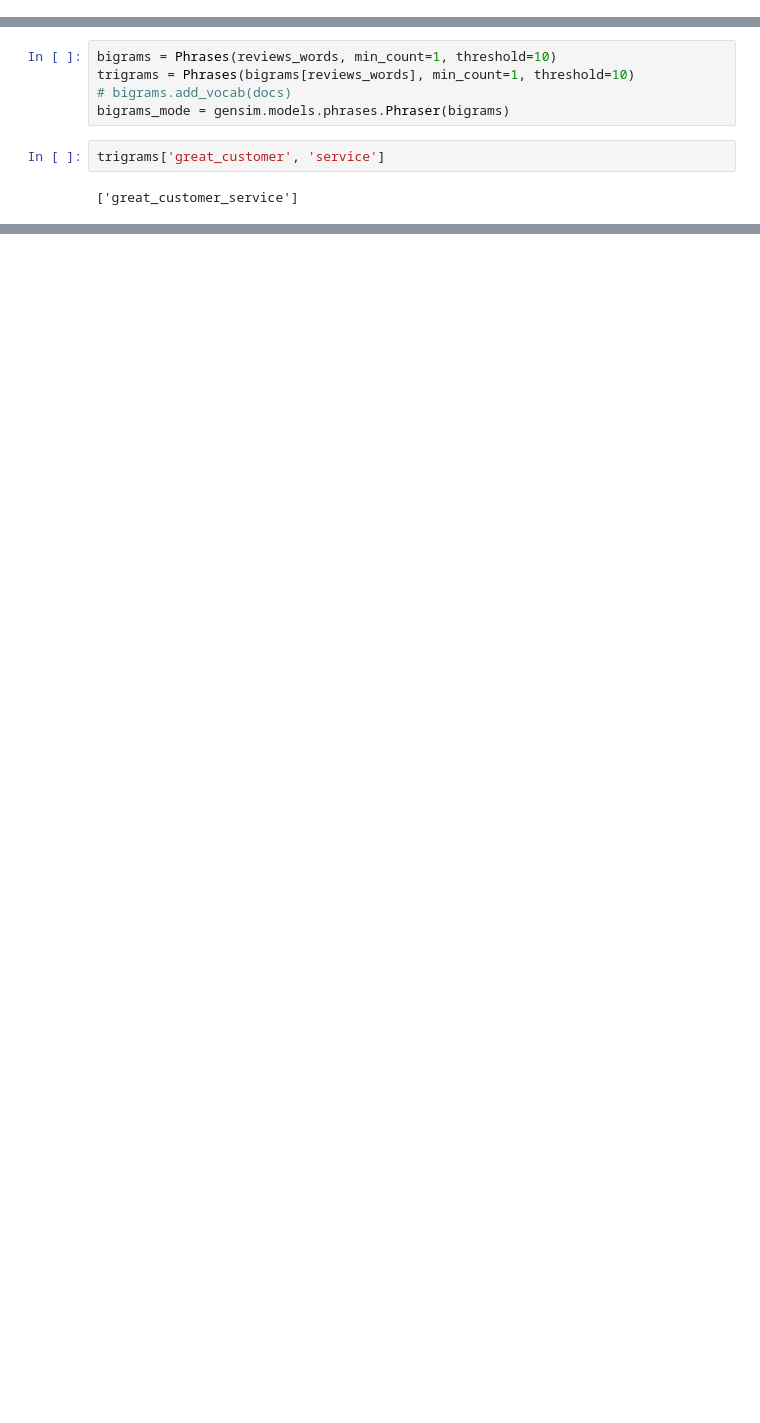
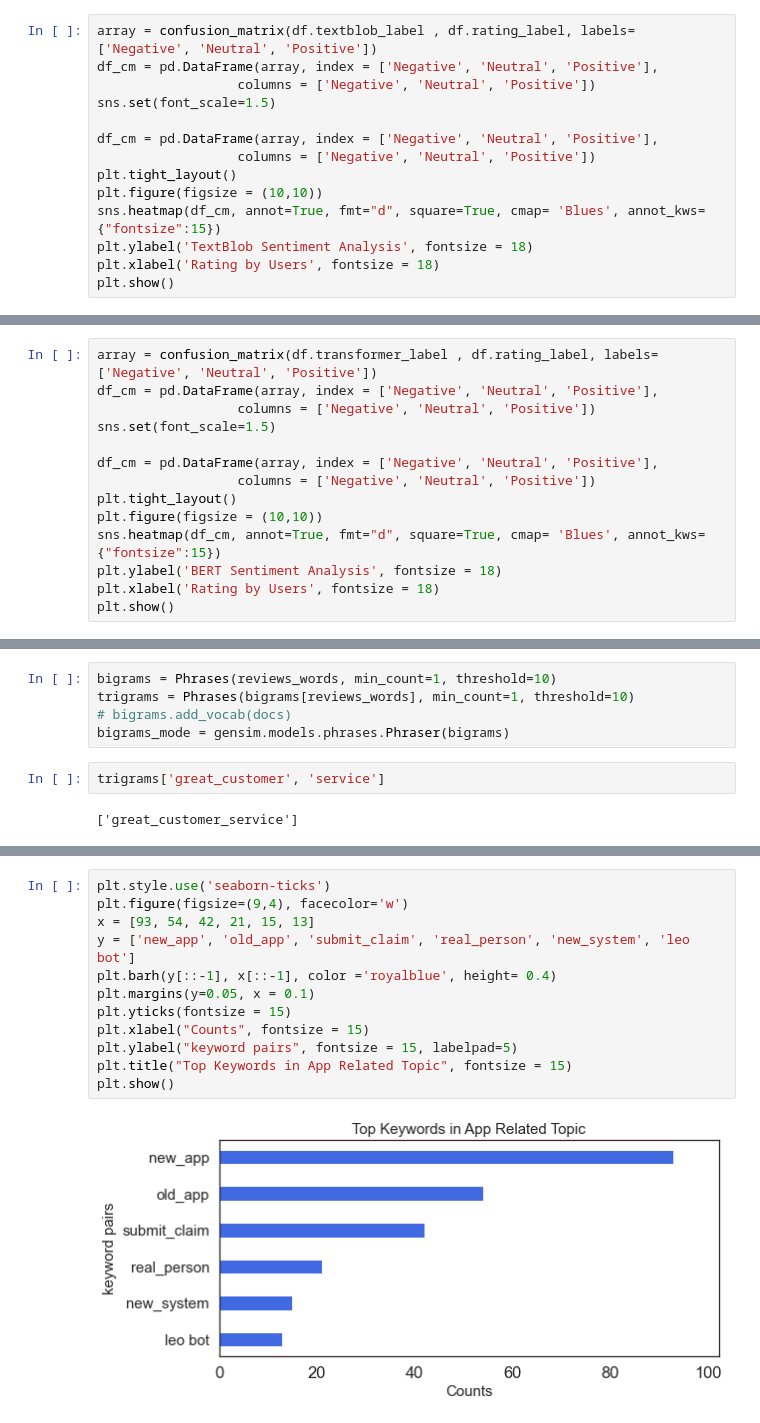
Before and after one commit to lzy3691101/Customer_survey, a Jupyter notebook: Hotjar.ipynb, the cells around one changed output, grey strips where cells are left out. Drawn from its saved outputs; the diff is of its cells as text; blank space fills up the shorter version.

```diff
--- a/Hotjar.ipynb
+++ b/Hotjar.ipynb
@@ -99,0 +358,14 @@ class trans_bert_score(object):
+# %%
+array = confusion_matrix(df.textblob_label , df.rating_label, labels=['Negative', 'Neutral', 'Positive'])
+df_cm = pd.DataFrame(array, index = ['Negative', 'Neutral', 'Positive'],
+                  columns = ['Negative', 'Neutral', 'Positive'])
+sns.set(font_scale=1.5)
+
+df_cm = pd.DataFrame(array, index = ['Negative', 'Neutral', 'Positive'],
+                  columns = ['Negative', 'Neutral', 'Positive'])
+plt.tight_layout()
+plt.figure(figsize = (10,10))
+sns.heatmap(df_cm, annot=True, fmt="d", square=True, cmap= 'Blues', annot_kws={"fontsize":15})
+plt.ylabel('TextBlob Sentiment Analysis', fontsize = 18)
+plt.xlabel('Rating by Users', fontsize = 18)
+plt.show()
@@ -99,0 +375,14 @@ class trans_bert_score(object):
+# %%
+array = confusion_matrix(df.transformer_label , df.rating_label, labels=['Negative', 'Neutral', 'Positive'])
+df_cm = pd.DataFrame(array, index = ['Negative', 'Neutral', 'Positive'],
+                  columns = ['Negative', 'Neutral', 'Positive'])
+sns.set(font_scale=1.5)
+
+df_cm = pd.DataFrame(array, index = ['Negative', 'Neutral', 'Positive'],
+                  columns = ['Negative', 'Neutral', 'Positive'])
+plt.tight_layout()
+plt.figure(figsize = (10,10))
+sns.heatmap(df_cm, annot=True, fmt="d", square=True, cmap= 'Blues', annot_kws={"fontsize":15})
+plt.ylabel('BERT Sentiment Analysis', fontsize = 18)
+plt.xlabel('Rating by Users', fontsize = 18)
+plt.show()
@@ -262,0 +741,14 @@ freq_list.most_common(20)
+# %%
+plt.style.use('seaborn-ticks')
+plt.figure(figsize=(9,4), facecolor='w')
+x = [93, 54, 42, 21, 15, 13]
+y = ['new_app', 'old_app', 'submit_claim', 'real_person', 'new_system', 'leo bot']
+plt.barh(y[::-1], x[::-1], color ='royalblue', height= 0.4)
+plt.margins(y=0.05, x = 0.1)
+plt.yticks(fontsize = 15)
+plt.xlabel("Counts", fontsize = 15)
+plt.ylabel("keyword pairs", fontsize = 15, labelpad=5)
+plt.title("Top Keywords in App Related Topic", fontsize = 15)
+plt.show()
+# %% [output]
+[figure, added]
```
Also changed, not shown: parts of 115 cells of this notebook, 16 other files.
